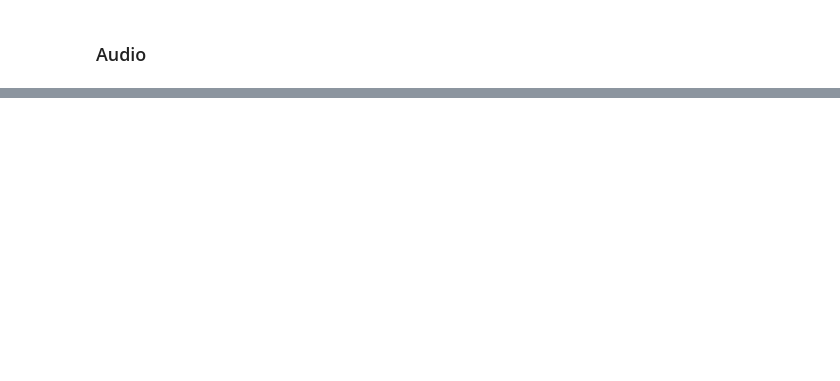
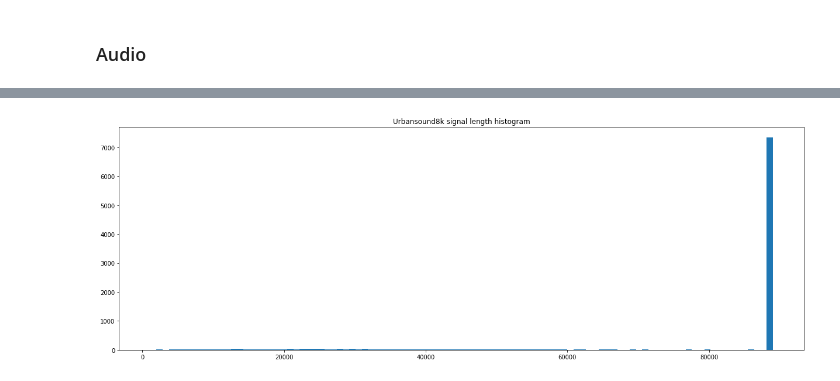
Before and after one commit to Programmatical-tea/music-discern, a Jupyter notebook: Experiment1/experiment1_preprocessing.ipynb, the cells around one changed output, grey strips where cells are left out. Cells and saved outputs as stored; diff of their text form; code cells hidden in the pictures; blank space fills up the shorter version.

```diff
--- a/Experiment1/experiment1_preprocessing.ipynb
+++ b/Experiment1/experiment1_preprocessing.ipynb
@@ -178,0 +276,6 @@ jamendo_tags.head()
+# %%
+plt.figure(figsize=(21, 7))
+plt.title('Urbansound8k signal length histogram')
+_ = plt.hist(list_of_times_urban,bins=100)
+# %% [output]
+[figure, added]
```
Also changed, not shown: parts of 21 cells of this notebook, 1 other file.
